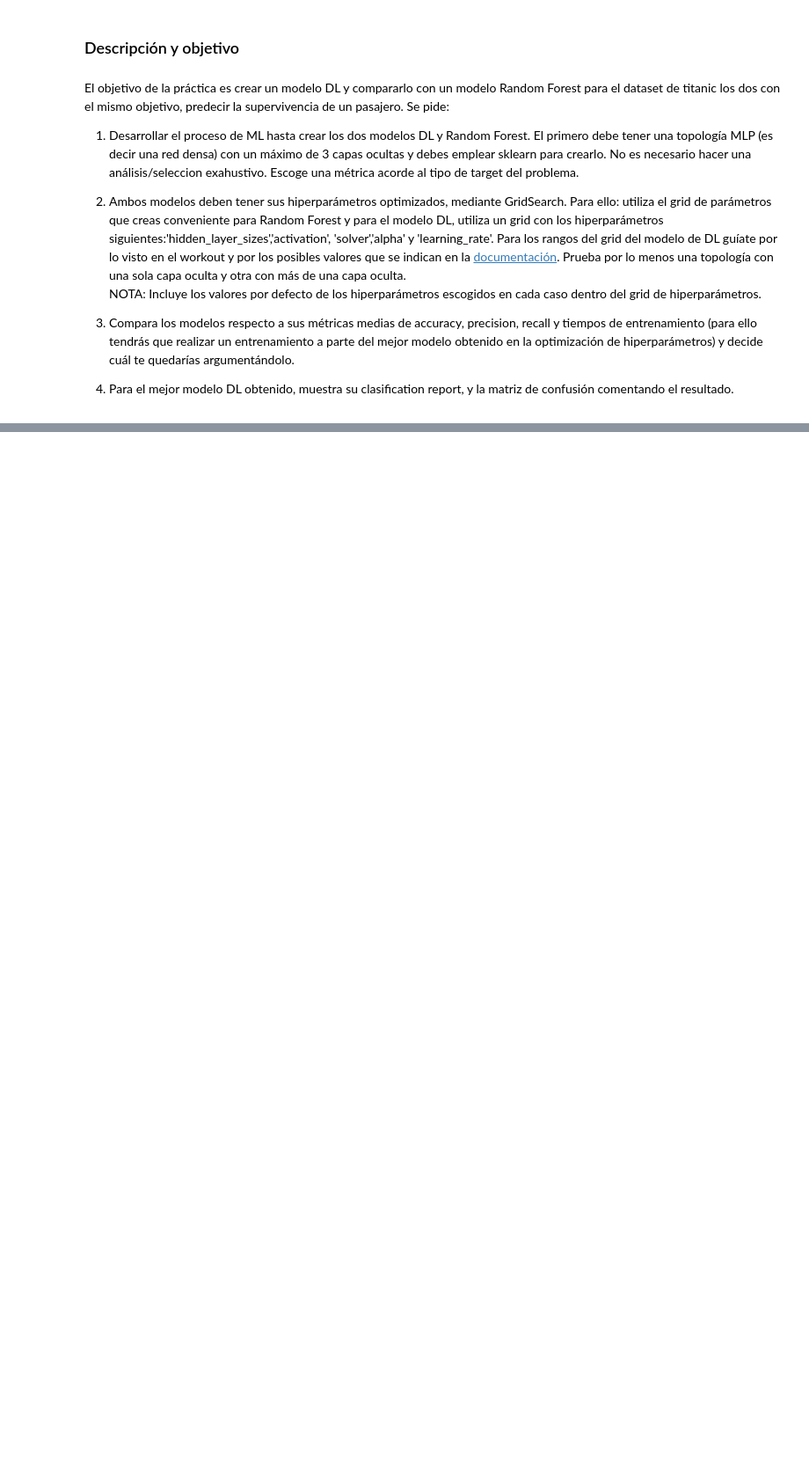
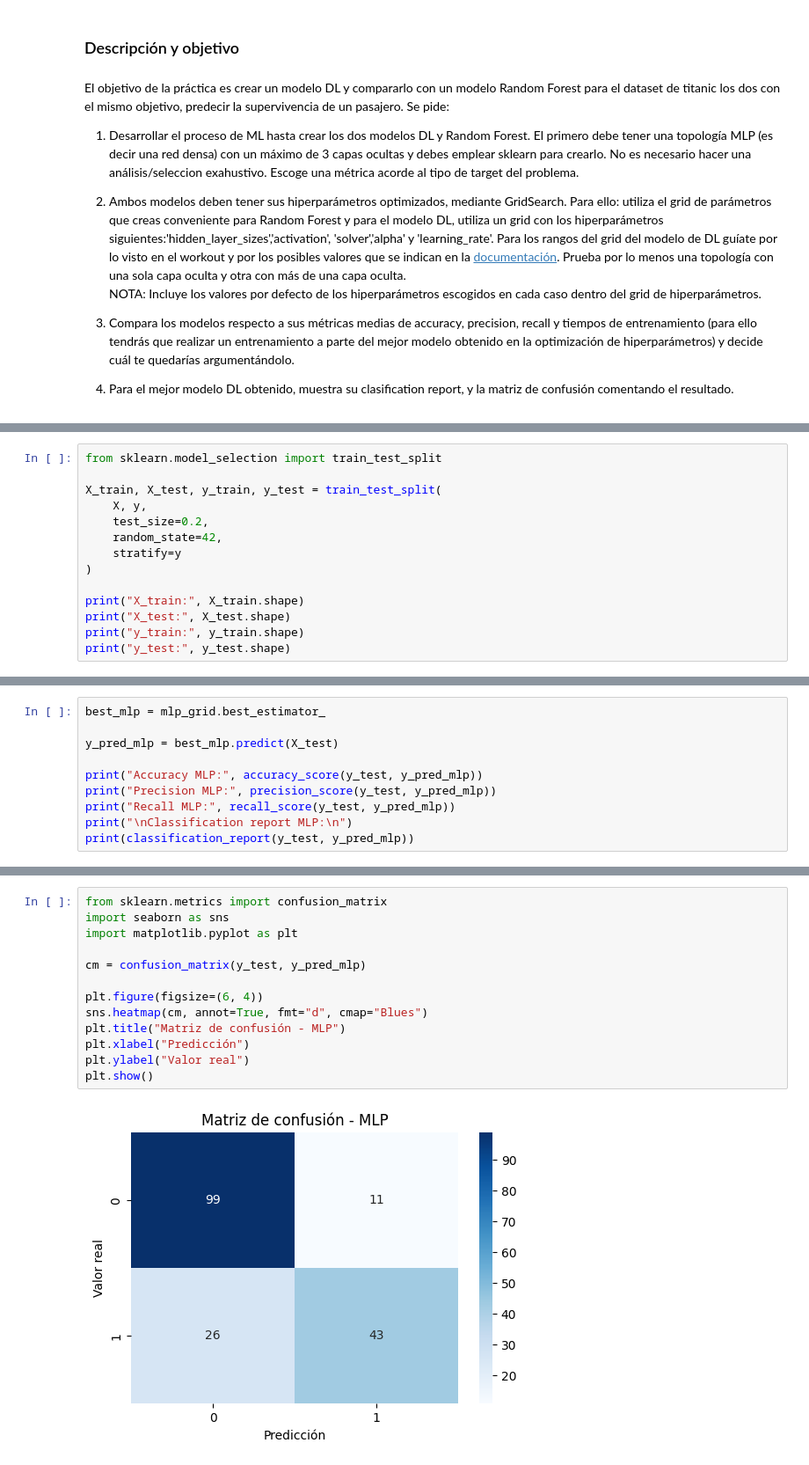
Before and after one commit to SaraRuizIniesta/DS-Online-Sara-Ruiz, a Jupyter notebook: 05_Deep_Learning/Sprint_15/Unidad_01_DL_Introduccion/03_Practica_Obligatoria/18_Practica_Obligatoria_Introduccion_Deep_Learning.ipynb, the cells around one changed output, grey strips where cells are left out. Shown at 88% size. Saved outputs shown, nothing was run; the diff lists cells and outputs as text; blank space fills up the shorter version.

```diff
--- a/05_Deep_Learning/Sprint_15/Unidad_01_DL_Introduccion/03_Practica_Obligatoria/18_Practica_Obligatoria_Introduccion_Deep_Learning.ipynb
+++ b/05_Deep_Learning/Sprint_15/Unidad_01_DL_Introduccion/03_Practica_Obligatoria/18_Practica_Obligatoria_Introduccion_Deep_Learning.ipynb
@@ -32,0 +215,14 @@ NOTA: Incluye los valores por defecto de los hiperparámetros escogidos en cada
+# %%
+from sklearn.model_selection import train_test_split
+
+X_train, X_test, y_train, y_test = train_test_split(
+    X, y,
+    test_size=0.2,
+    random_state=42,
+    stratify=y
+)
+
+print("X_train:", X_train.shape)
+print("X_test:", X_test.shape)
+print("y_train:", y_train.shape)
+print("y_test:", y_test.shape)
@@ -32,0 +324,10 @@ NOTA: Incluye los valores por defecto de los hiperparámetros escogidos en cada
+# %%
+best_mlp = mlp_grid.best_estimator_
+
+y_pred_mlp = best_mlp.predict(X_test)
+
+print("Accuracy MLP:", accuracy_score(y_test, y_pred_mlp))
+print("Precision MLP:", precision_score(y_test, y_pred_mlp))
+print("Recall MLP:", recall_score(y_test, y_pred_mlp))
+print("\nClassification report MLP:\n")
+print(classification_report(y_test, y_pred_mlp))
@@ -32,0 +398,15 @@ NOTA: Incluye los valores por defecto de los hiperparámetros escogidos en cada
+# %%
+from sklearn.metrics import confusion_matrix
+import seaborn as sns
+import matplotlib.pyplot as plt
+
+cm = confusion_matrix(y_test, y_pred_mlp)
+
+plt.figure(figsize=(6, 4))
+sns.heatmap(cm, annot=True, fmt="d", cmap="Blues")
+plt.title("Matriz de confusión - MLP")
+plt.xlabel("Predicción")
+plt.ylabel("Valor real")
+plt.show()
+# %% [output]
+[figure, added]
```
Also changed, not shown: parts of 22 cells of this notebook.
